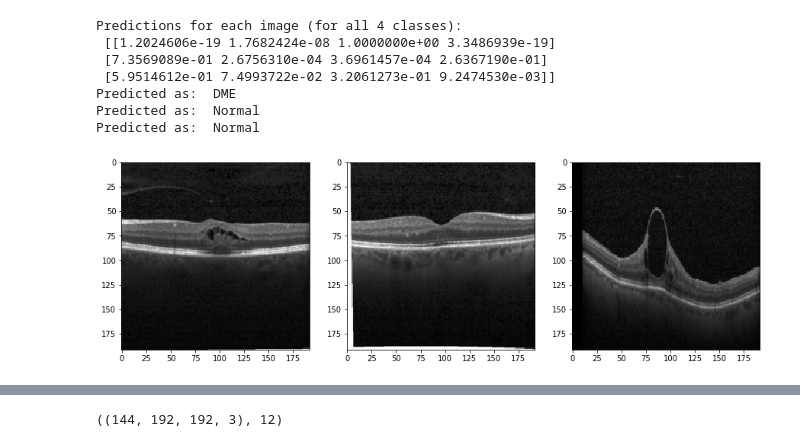
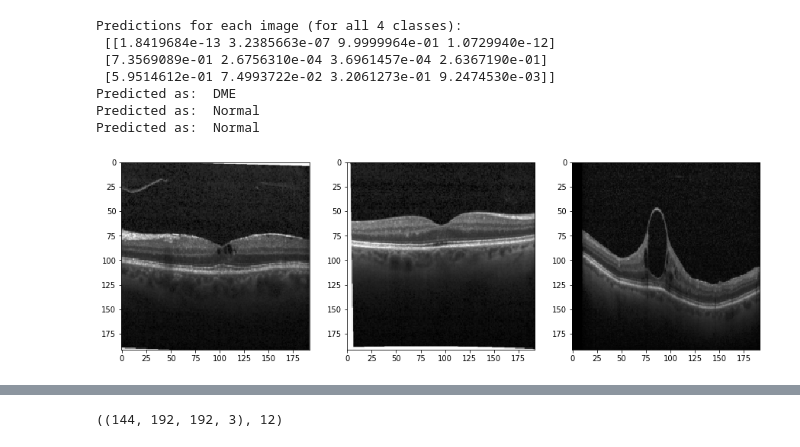
Before and after one commit to ancamarginean/retina_amd, a Jupyter notebook: HeatMap&ModelApplication.ipynb, the cells around one changed output, grey strips where cells are left out. Saved outputs shown, nothing was run; the diff lists cells and outputs as text; code cells hidden in the pictures.

```diff
--- a/HeatMap&ModelApplication.ipynb
+++ b/HeatMap&ModelApplication.ipynb
@@ -145,7 +107,6 @@ if withoutSqueezed:
 
   #imageSize=224
   imageSize=192
-  #model_with3_trainable_true.h5'
 else:
   imageSize=192
   model=build_model()
@@ -154,36 +115,36 @@ else:
 
 
 map_characters1 = {0: 'Normal', 1: 'CNV', 2: 'DME', 3: 'DRUSEN'}
-images = [r'/home/anca/work/medical/oftalmologie/OCT2017 /test/DME/DME-3475211-1.jpeg',
-          '/home/anca/work/medical/oftalmologie/occlusionTests/normal/NORMAL-446851-1.jpeg',
-           '/home/anca/work/medical/oftalmologie/occlusionTests/dme_as_normal/DME-30521-40.jpeg'] # this is wrongly predicted as normal
+images = [r'DME-11053-1.jpeg',
+          'occlusionTests/normal/NORMAL-446851-1.jpeg',
+           'occlusionTests/dme_as_normal/DME-30521-40.jpeg'] # this is wrongly predicted as normal
 
 
 
 
 X=[]
 for fn in images:
   img_file = cv2.imread(fn)
   img_file = skimage.transform.resize(img_file, (imageSize, imageSize, 3))
   img_arr = np.asarray(img_file)
   X.append(img_arr)
 X = np.asarray(X)
 target_names=list(map_characters1.values())
 
 y_pred = model2.predict(X)
 display_images(X, cols=3)
 
 
 print('Predictions for each image (for all 4 classes): \n', y_pred)
 Y_pred_classes = np.argmax(y_pred,axis = 1)
 for prediction in Y_pred_classes:
     print("Predicted as: ", target_names[prediction])
 # %% [output]
 Predictions for each image (for all 4 classes):
- [[1.2024606e-19 1.7682424e-08 1.0000000e+00 3.3486939e-19]
+ [[1.8419684e-13 3.2385663e-07 9.9999964e-01 1.0729940e-12]
  [7.3569089e-01 2.6756310e-04 3.6961457e-04 2.6367190e-01]
  [5.9514612e-01 7.4993722e-02 3.2061273e-01 9.2474530e-03]]
 Predicted as:  DME
 Predicted as:  Normal
 Predicted as:  Normal
-[figure, old version]
+[figure, new version]
```
Also changed, not shown: parts of 9 cells of this notebook.
